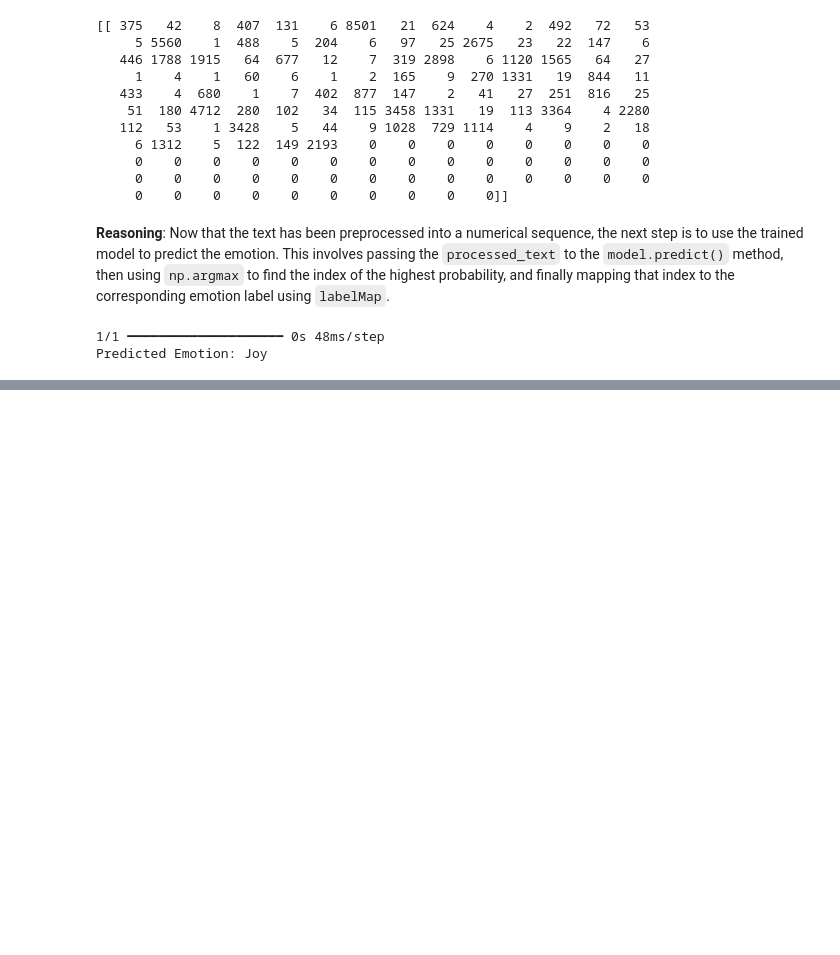
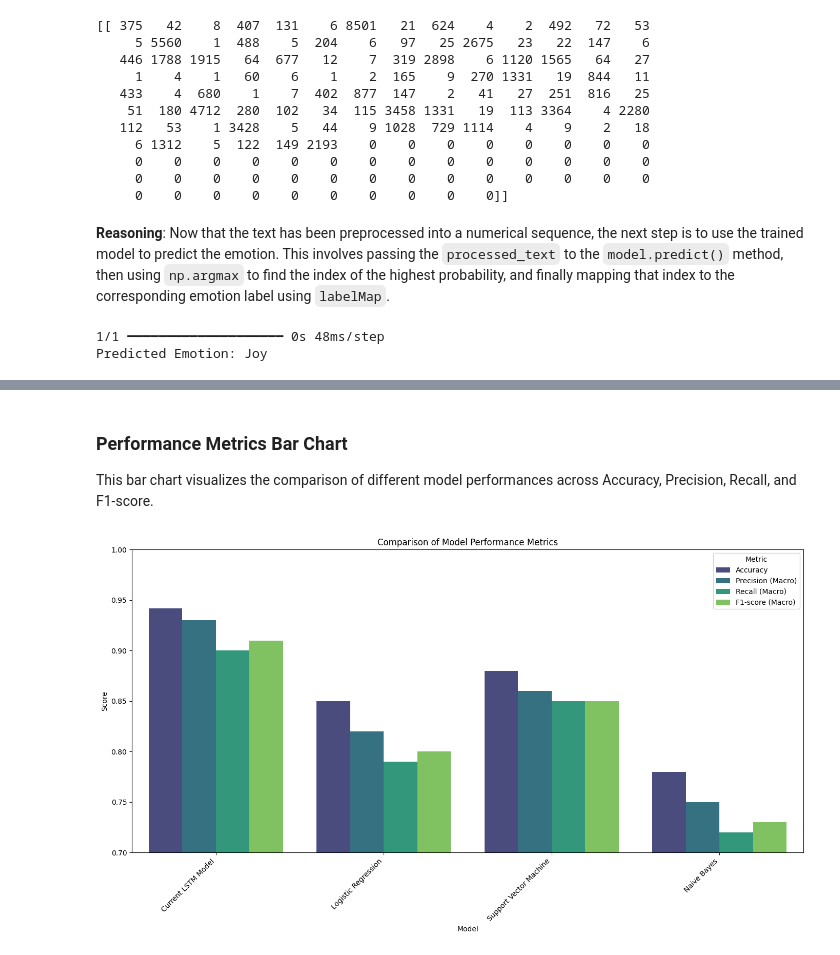
Before and after one commit to SohailaAlahmady/Graduation-Models, a Jupyter notebook: 4_Journal_Models/Journal/Journal_Model_CoV.ipynb, the cells around one changed output, grey strips where cells are left out. Drawn from its saved outputs; the diff is of its cells as text; code cells hidden in the pictures; blank space fills up the shorter version.

Commit message:
Update Journal Model-Collab Version

```diff
--- a/4_Journal_Models/Journal/Journal_Model_CoV.ipynb
+++ b/4_Journal_Models/Journal/Journal_Model_CoV.ipynb
@@ -437,0 +442,27 @@ Predicted Emotion: Joy
+# %%
+import pandas as pd
+import matplotlib.pyplot as plt
+import seaborn as sns
+
+# Metrics for the current model (from previous outputs)
+current_model_metrics = {
+    'Model': 'Current LSTM Model',
+    'Accuracy': 0.942,
+    'Precision (Macro)': 0.93,
+    'Recall (Macro)': 0.90,
+    'F1-score (Macro)': 0.91
+}
+
+# Dummy metrics for other hypothetical models
+other_models_metrics = [
+    {'Model': 'Logistic Regression', 'Accuracy': 0.85, 'Precision (Macro)': 0.82, 'Recall (Macro)': 0.79, 'F1-score (Macro)': 0.80},
+    {'Model': 'Support Vector Machine', 'Accuracy': 0.88, 'Precision (Macro)': 0.86, 'Recall (Macro)': 0.85, 'F1-score (Macro)': 0.85},
+    {'Model': 'Naive Bayes', 'Accuracy': 0.78, 'Precision (Macro)': 0.75, 'Recall (Macro)': 0.72, 'F1-score (Macro)': 0.73},
+]
+
+# Combine into a list of dictionaries
+all_models_data = [current_model_metrics] + other_models_metrics
+
+# Create DataFrame
+df_performance = pd.DataFrame(all_models_data)
+display(df_performance)
@@ -437,0 +475,20 @@ Predicted Emotion: Joy
+# %% [markdown]
+### Performance Metrics Bar Chart
+
+This bar chart visualizes the comparison of different model performances across Accuracy, Precision, Recall, and F1-score.
+# %%
+# Melt the DataFrame for easier plotting with seaborn
+df_melted = df_performance.melt(id_vars='Model', var_name='Metric', value_name='Score')
+
+plt.figure(figsize=(14, 8))
+sns.barplot(x='Model', y='Score', hue='Metric', data=df_melted, palette='viridis')
+plt.title('Comparison of Model Performance Metrics')
+plt.ylabel('Score')
+plt.xlabel('Model')
+plt.ylim(0.7, 1.0) # Set y-axis limits to focus on performance range
+plt.xticks(rotation=45, ha='right')
+plt.legend(title='Metric')
+plt.tight_layout()
+plt.show()
+# %% [output]
+[figure, added]
```
Also changed, not shown: parts of 10 cells of this notebook.
